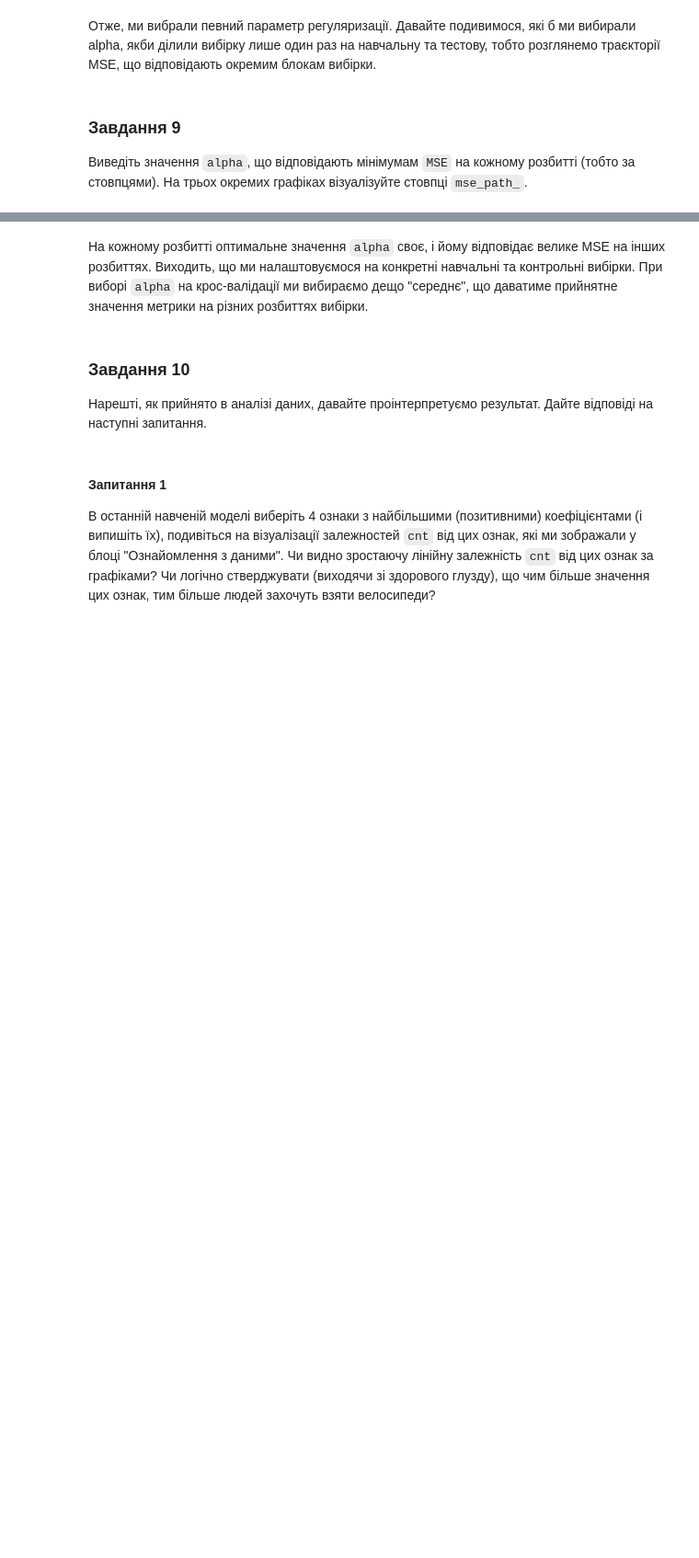
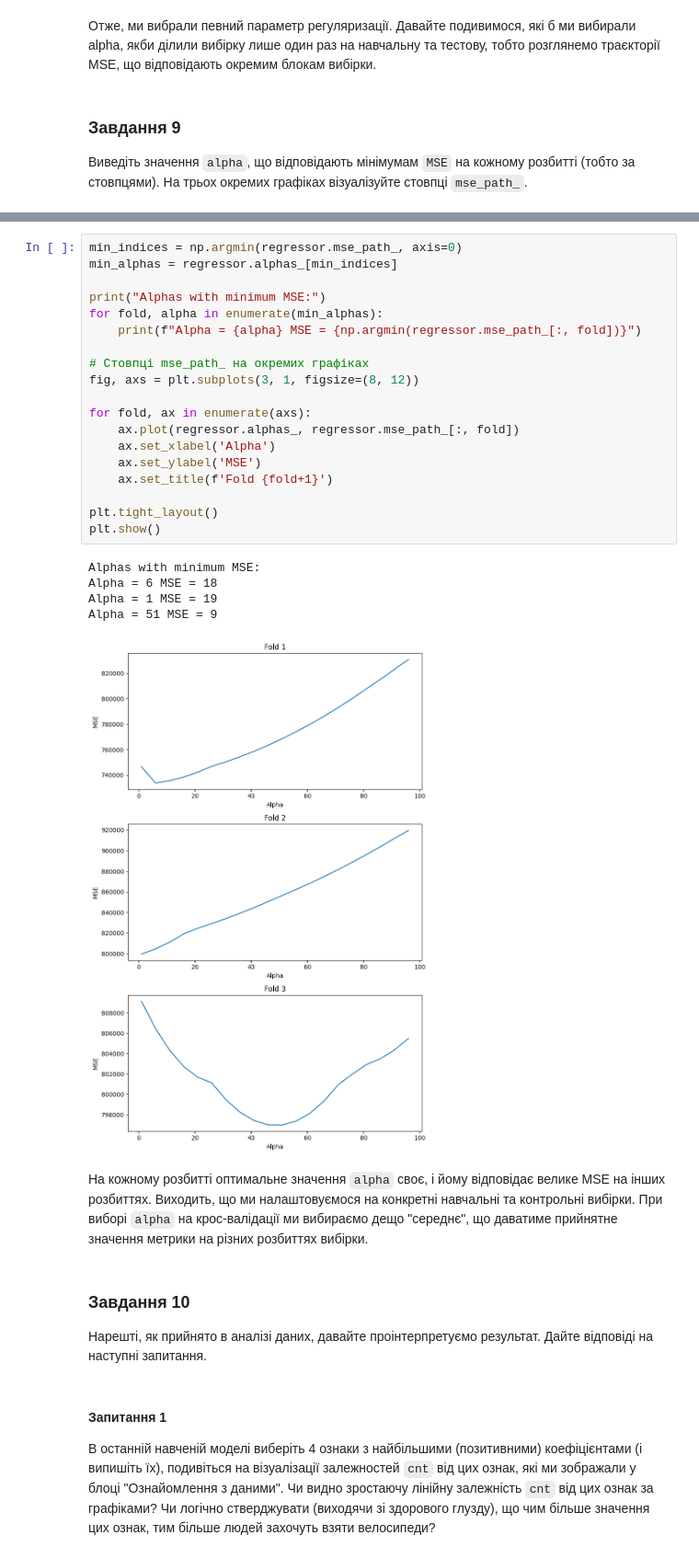
Before and after one commit to m-rznv/python_ds, a Jupyter notebook: Hw4.ipynb, the cells around one changed output, grey strips where cells are left out. Shown at 92% size. Saved outputs shown, nothing was run; the diff lists cells and outputs as text; blank space fills up the shorter version.

```diff
--- a/Hw4.ipynb
+++ b/Hw4.ipynb
@@ -412,3 +424,28 @@ Alpha = 1, MSE = 745668.605961
+# %%
+min_indices = np.argmin(regressor.mse_path_, axis=0)
+min_alphas = regressor.alphas_[min_indices]
+
+print("Alphas with minimum MSE:")
+for fold, alpha in enumerate(min_alphas):
+    print(f"Alpha = {alpha} MSE = {np.argmin(regressor.mse_path_[:, fold])}")
+
+# Стовпці mse_path_ на окремих графіках
+fig, axs = plt.subplots(3, 1, figsize=(8, 12))
+
+for fold, ax in enumerate(axs):
+    ax.plot(regressor.alphas_, regressor.mse_path_[:, fold])
+    ax.set_xlabel('Alpha')
+    ax.set_ylabel('MSE')
+    ax.set_title(f'Fold {fold+1}')
+
+plt.tight_layout()
+plt.show()
+# %% [output]
+Alphas with minimum MSE:
+Alpha = 6 MSE = 18
+Alpha = 1 MSE = 19
+Alpha = 51 MSE = 9
+[figure, added]
 # %% [markdown]
 На кожному розбитті оптимальне значення `alpha` своє, і йому відповідає велике MSE на інших розбиттях. Виходить, що ми налаштовуємося на конкретні навчальні та контрольні вибірки. При виборі `alpha` на крос-валідації ми вибираємо дещо "середнє", що даватиме прийнятне значення метрики на різних розбиттях вибірки.
 # %% [markdown]
```
Also changed, not shown: parts of 20 cells of this notebook.
